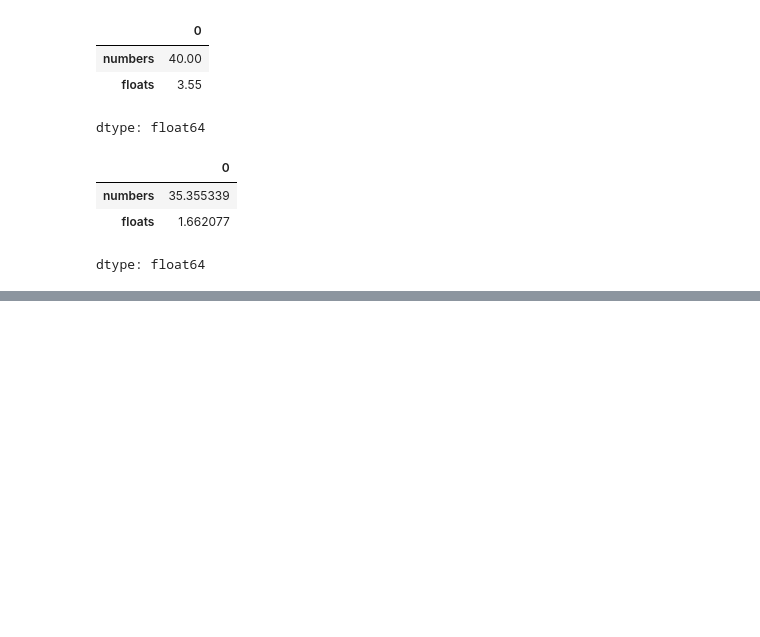
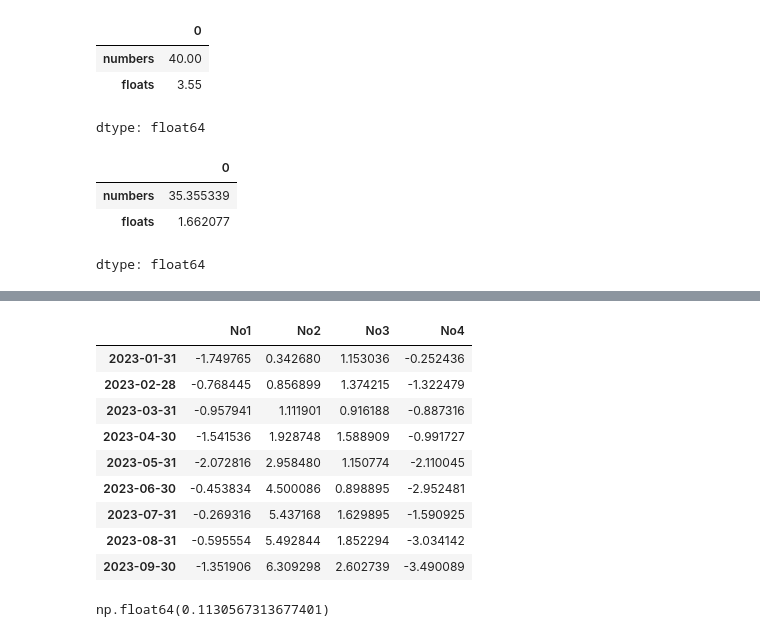
Before and after one commit to Saifullah785/python-for-finance-notes, a Jupyter notebook: Chapter_05_Data_Analysis_with_pandas/Chapter_05_Data_Analysis_with_pandas.ipynb, the cells around one changed output, grey strips where cells are left out. Saved outputs shown, nothing was run; the diff lists cells and outputs as text; code cells hidden in the pictures; blank space fills up the shorter version.

```diff
--- a/Chapter_05_Data_Analysis_with_pandas/Chapter_05_Data_Analysis_with_pandas.ipynb
+++ b/Chapter_05_Data_Analysis_with_pandas/Chapter_05_Data_Analysis_with_pandas.ipynb
@@ -179,0 +373,19 @@ dtype: float64
+# %%
+# Calculate the cumulative sum of each column in the DataFrame
+df.cumsum()
+# %% [output]
+|  | No1 | No2 | No3 | No4 |
+| 2023-01-31 | -1.749765 | 0.342680 | 1.153036 | -0.252436 |
+| 2023-02-28 | -0.768445 | 0.856899 | 1.374215 | -1.322479 |
+| 2023-03-31 | -0.957941 | 1.111901 | 0.916188 | -0.887316 |
+| 2023-04-30 | -1.541536 | 1.928748 | 1.588909 | -0.991727 |
+| 2023-05-31 | -2.072816 | 2.958480 | 1.150774 | -2.110045 |
+| 2023-06-30 | -0.453834 | 4.500086 | 0.898895 | -2.952481 |
+| 2023-07-31 | -0.269316 | 5.437168 | 1.629895 | -1.590925 |
+| 2023-08-31 | -0.595554 | 5.492844 | 1.852294 | -3.034142 |
+| 2023-09-30 | -1.351906 | 6.309298 | 2.602739 | -3.490089 |
+# %%
+# Calculate the mean of the entire DataFrame using NumPy
+np.mean(df)
+# %% [output]
+np.float64(0.1130567313677401)
```
Also changed, not shown: parts of 27 cells of this notebook.
